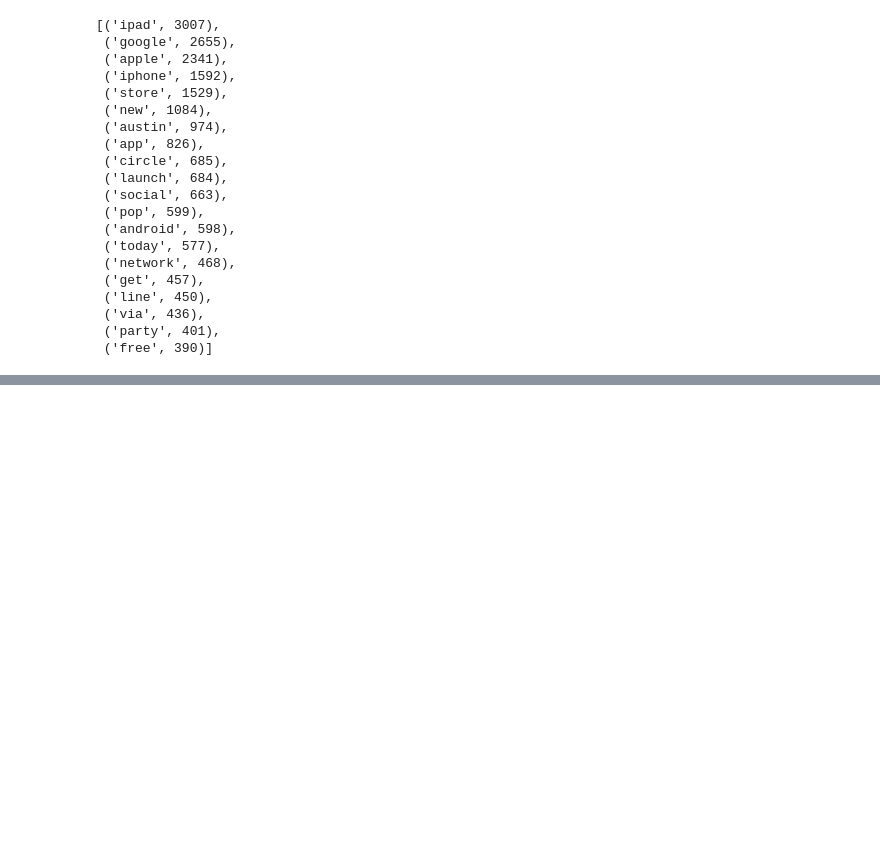
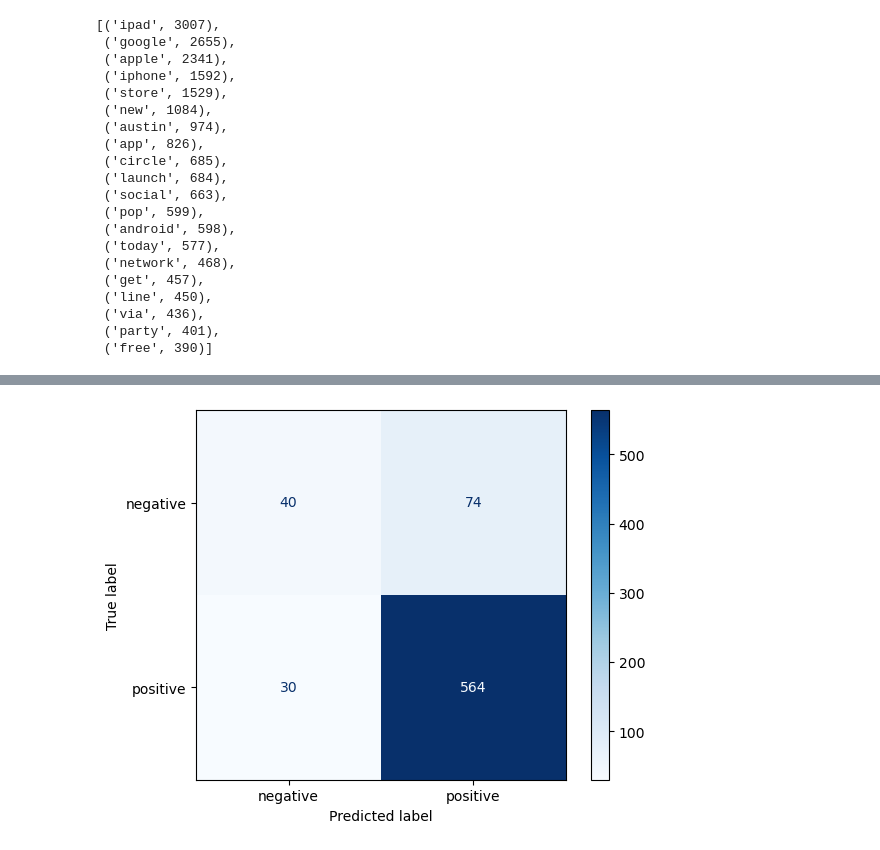
Before and after one commit to zippy345/Tweets_Group_8_project, a Jupyter notebook: sentiments.ipynb, the cells around one changed output, grey strips where cells are left out. Saved outputs shown, nothing was run; the diff lists cells and outputs as text; code cells hidden in the pictures; blank space fills up the shorter version.

```diff
--- a/sentiments.ipynb
+++ b/sentiments.ipynb
@@ -578,0 +796,7 @@ all_words_freqdist.most_common(20)
+# %%
+# XGBoost
+import xgboost as xgb
+
+from xgboost import XGBClassifier
+xgb_model = XGBClassifier(n_estimators=100, random_state=42, verbosity=0)
+xgb_model.fit(X_train_res, y_train_res)
@@ -578,0 +815,2 @@ all_words_freqdist.most_common(20)
+# %%
+y_pred_xgb = xgb_model.predict(X_test_tfidf)
@@ -578,0 +836,9 @@ all_words_freqdist.most_common(20)
+# %%
+# Confussion Matrix
+
+cm_xgb = confusion_matrix(y_test, y_pred_xgb)
+cm_display = ConfusionMatrixDisplay(cm_xgb, display_labels = ['negative', 'positive'])
+cm_display.plot(cmap = 'Blues')
+plt.show()
+# %% [output]
+[figure, added]
```
Also changed, not shown: parts of 34 cells of this notebook.
